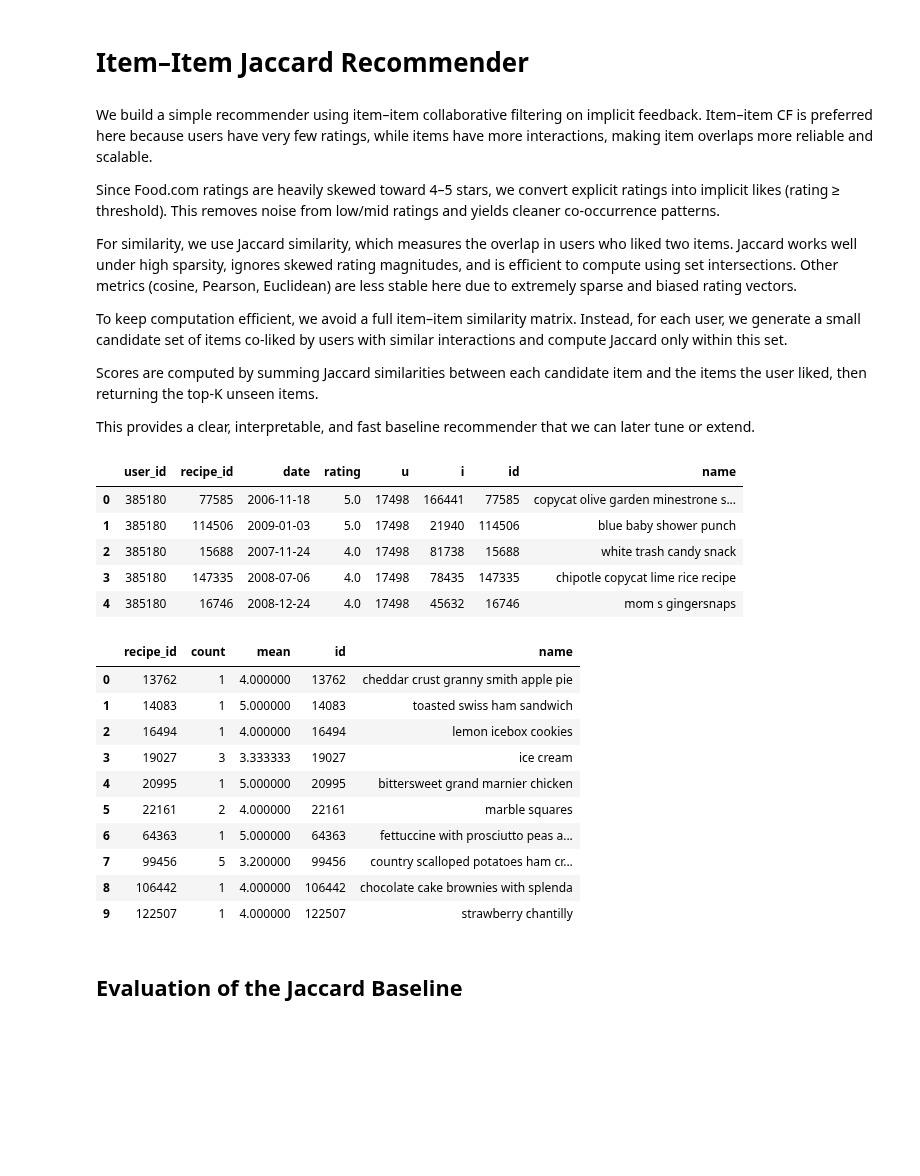
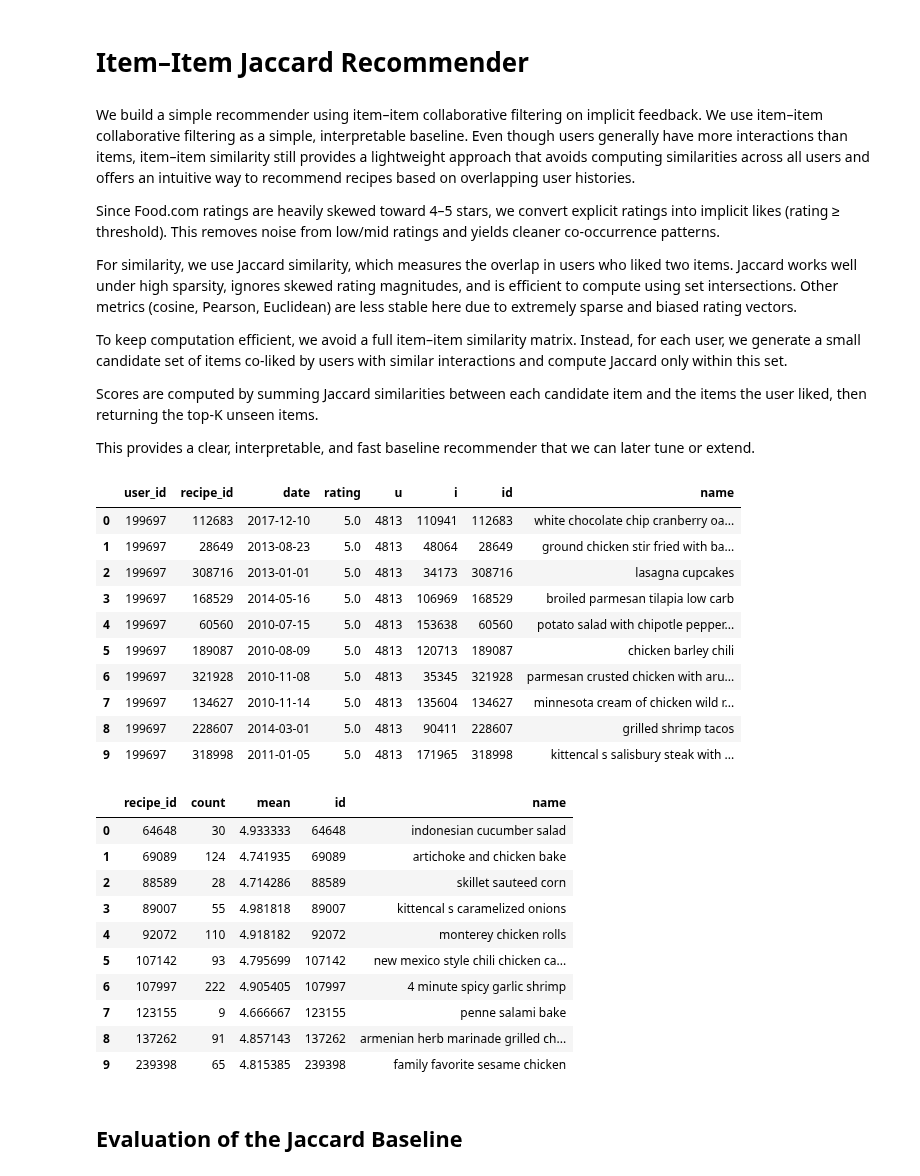
Before and after one commit to kecohen575/RecipeRecommender, a Jupyter notebook: recipe_recsys.ipynb, the cells around one changed output. Drawn from its saved outputs; the diff is of its cells as text; code cells hidden in the pictures; blank space fills up the shorter version.

```diff
--- a/recipe_recsys.ipynb
+++ b/recipe_recsys.ipynb
@@ -342,0 +514,34 @@ Recipe complexity shows only a weak relationship to user satisfaction. The simpl
+# %%
+# Start from all three provided splits
+full_df = pd.concat([train_df, val_df, test_df], ignore_index=True)
+
+# Optional: keep only ratings >= 4 as implicit "likes"
+like_threshold = 4.0
+full_df = full_df[full_df["rating"] >= like_threshold].copy()
+
+# Filter out super-rare items and users with too few interactions
+item_counts = full_df["recipe_id"].value_counts()
+keep_items = item_counts[item_counts >= 2].index  # items with >= 2 likes
+full_df = full_df[full_df["recipe_id"].isin(keep_items)]
+
+user_counts = full_df["user_id"].value_counts()
+keep_users = user_counts[user_counts >= 2].index  # users with >= 2 likes
+full_df = full_df[full_df["user_id"].isin(keep_users)]
+
+full_df = full_df.sort_values(["user_id", "date"])
+
+# Mark each user's last interaction as validation, rest as train
+full_df["is_val"] = full_df.groupby("user_id")["date"].transform(
+    lambda x: x == x.max()
+)
+
+new_val_df = full_df[full_df["is_val"]].copy()
+new_train_df = full_df[~full_df["is_val"]].copy()
+
+new_train_df.drop(columns=["is_val"], inplace=True)
+new_val_df.drop(columns=["is_val"], inplace=True)
+
+print(len(new_train_df), len(new_val_df))
+print("Train items:", new_train_df["recipe_id"].nunique())
+print("Val items:", new_val_df["recipe_id"].nunique())
+print("Overlap:", len(set(new_train_df["recipe_id"]) & set(new_val_df["recipe_id"])))
@@ -453,7 +663,8 @@ def auc_score(recommended, relevant, all_items, num_neg_samples=100):
 # %% [markdown]
 # Item–Item Jaccard Recommender
 # %% [markdown]
-We build a simple recommender using item–item collaborative filtering on implicit feedback. Item–item CF is preferred here because users have very few ratings, while items have more interactions, making item overlaps more reliable and scalable.
+We build a simple recommender using item–item collaborative filtering on implicit feedback. We use item–item collaborative filtering as a simple, interpretable baseline. Even though users generally have more interactions than items, item–item similarity still provides a lightweight approach that avoids computing similarities across all users and offers an intuitive way to recommend recipes based on overlapping user histories.
+
 
 Since Food.com ratings are heavily skewed toward 4–5 stars, we convert explicit ratings into implicit likes (rating ≥ threshold). This removes noise from low/mid ratings and yields cleaner co-occurrence patterns.
 
@@ -569,7 +780,7 @@ def recommend_jaccard(user_id, user_likes, item_likes, top_k=200, max_candidates
 # ------------------------------------------------
 
 THRESHOLD = 4           # adjustable threshold
-user_likes, item_likes = make_binary_interactions(train_df, threshold=THRESHOLD)
+user_likes, item_likes = make_binary_interactions(new_train_df, threshold=THRESHOLD)
 
 
 # ===========================================================
@@ -589,28 +800,33 @@ def show_recommendations(recipe_ids, train_df, raw_recipes, max_items=10):
 # %%
 # Example Usage
 
 sample_user = random.choice(list(user_likes.keys()))
 recs = recommend_jaccard(sample_user, user_likes, item_likes, top_k=10)
 
-display(show_user_likes(sample_user, train_df, raw_recipes))
-display(show_recommendations(recs, train_df, raw_recipes))
+display(show_user_likes(sample_user, new_train_df, raw_recipes))
+display(show_recommendations(recs, new_train_df, raw_recipes))
 # %% [output]
 |  | user_id | recipe_id | date | rating | u | i | id | name |
-| 0 | 385180 | 77585 | 2006-11-18 | 5.0 | 17498 | 166441 | 77585 | copycat olive garden minestrone s... |
-| 1 | 385180 | 114506 | 2009-01-03 | 5.0 | 17498 | 21940 | 114506 | blue baby shower punch |
-| 2 | 385180 | 15688 | 2007-11-24 | 4.0 | 17498 | 81738 | 15688 | white trash candy snack |
-| 3 | 385180 | 147335 | 2008-07-06 | 4.0 | 17498 | 78435 | 147335 | chipotle copycat lime rice recipe |
-| 4 | 385180 | 16746 | 2008-12-24 | 4.0 | 17498 | 45632 | 16746 | mom s gingersnaps |
+| 0 | 199697 | 112683 | 2017-12-10 | 5.0 | 4813 | 110941 | 112683 | white chocolate chip cranberry oa... |
+| 1 | 199697 | 28649 | 2013-08-23 | 5.0 | 4813 | 48064 | 28649 | ground chicken stir fried with ba... |
+| 2 | 199697 | 308716 | 2013-01-01 | 5.0 | 4813 | 34173 | 308716 | lasagna cupcakes |
+| 3 | 199697 | 168529 | 2014-05-16 | 5.0 | 4813 | 106969 | 168529 | broiled parmesan tilapia low carb |
+| 4 | 199697 | 60560 | 2010-07-15 | 5.0 | 4813 | 153638 | 60560 | potato salad with chipotle pepper... |
+| 5 | 199697 | 189087 | 2010-08-09 | 5.0 | 4813 | 120713 | 189087 | chicken barley chili |
+| 6 | 199697 | 321928 | 2010-11-08 | 5.0 | 4813 | 35345 | 321928 | parmesan crusted chicken with aru... |
+| 7 | 199697 | 134627 | 2010-11-14 | 5.0 | 4813 | 135604 | 134627 | minnesota cream of chicken wild r... |
+| 8 | 199697 | 228607 | 2014-03-01 | 5.0 | 4813 | 90411 | 228607 | grilled shrimp tacos |
+| 9 | 199697 | 318998 | 2011-01-05 | 5.0 | 4813 | 171965 | 318998 | kittencal s salisbury steak with ... |
 |  | recipe_id | count | mean | id | name |
-| 0 | 13762 | 1 | 4.000000 | 13762 | cheddar crust granny smith apple pie |
-| 1 | 14083 | 1 | 5.000000 | 14083 | toasted swiss ham sandwich |
-| 2 | 16494 | 1 | 4.000000 | 16494 | lemon icebox cookies |
-| 3 | 19027 | 3 | 3.333333 | 19027 | ice cream |
-| 4 | 20995 | 1 | 5.000000 | 20995 | bittersweet grand marnier chicken |
-| 5 | 22161 | 2 | 4.000000 | 22161 | marble squares |
-| 6 | 64363 | 1 | 5.000000 | 64363 | fettuccine with prosciutto peas a... |
-| 7 | 99456 | 5 | 3.200000 | 99456 | country scalloped potatoes ham cr... |
-| 8 | 106442 | 1 | 4.000000 | 106442 | chocolate cake brownies with splenda |
-| 9 | 122507 | 1 | 4.000000 | 122507 | strawberry chantilly |
+| 0 | 64648 | 30 | 4.933333 | 64648 | indonesian cucumber salad |
+| 1 | 69089 | 124 | 4.741935 | 69089 | artichoke and chicken bake |
+| 2 | 88589 | 28 | 4.714286 | 88589 | skillet sauteed corn |
+| 3 | 89007 | 55 | 4.981818 | 89007 | kittencal s caramelized onions |
+| 4 | 92072 | 110 | 4.918182 | 92072 | monterey chicken rolls |
+| 5 | 107142 | 93 | 4.795699 | 107142 | new mexico style chili chicken ca... |
+| 6 | 107997 | 222 | 4.905405 | 107997 | 4 minute spicy garlic shrimp |
+| 7 | 123155 | 9 | 4.666667 | 123155 | penne salami bake |
+| 8 | 137262 | 91 | 4.857143 | 137262 | armenian herb marinade grilled ch... |
+| 9 | 239398 | 65 | 4.815385 | 239398 | family favorite sesame chicken |
 # %% [markdown]
 ## Evaluation of the Jaccard Baseline
```
Also changed, not shown: parts of 30 cells of this notebook.
